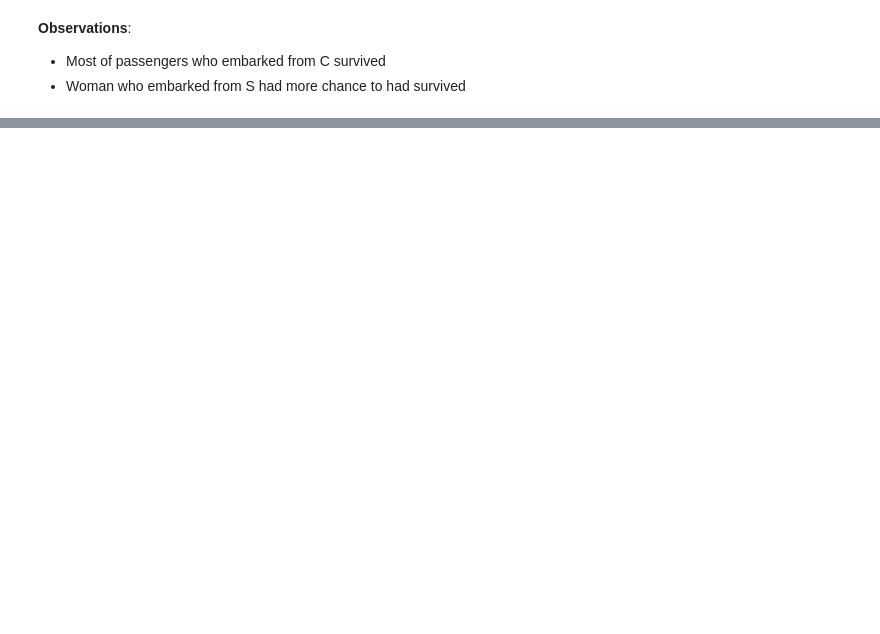
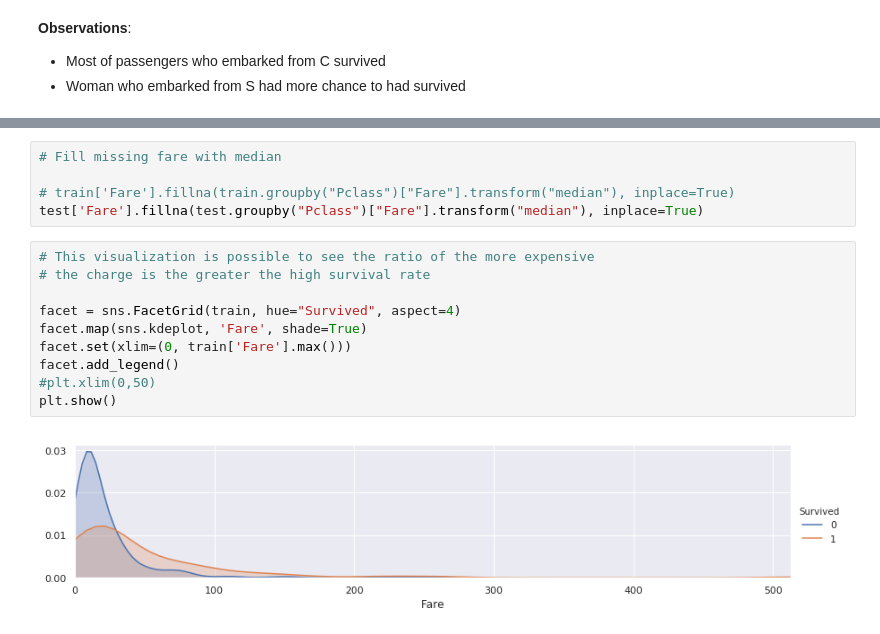
Before and after one commit to naiieandrade/titanic, a Jupyter notebook: titanic-solution.ipynb, the cells around one changed output, grey strips where cells are left out. Cells and saved outputs as stored; diff of their text form; blank space fills up the shorter version.

```diff
--- a/titanic-solution.ipynb
+++ b/titanic-solution.ipynb
@@ -347,0 +611,17 @@ grid.add_legend()
+# %%
+# Fill missing fare with median
+
+# train['Fare'].fillna(train.groupby("Pclass")["Fare"].transform("median"), inplace=True)
+test['Fare'].fillna(test.groupby("Pclass")["Fare"].transform("median"), inplace=True)
+# %%
+# This visualization is possible to see the ratio of the more expensive
+# the charge is the greater the high survival rate
+
+facet = sns.FacetGrid(train, hue="Survived", aspect=4)
+facet.map(sns.kdeplot, 'Fare', shade=True)
+facet.set(xlim=(0, train['Fare'].max()))
+facet.add_legend()
+#plt.xlim(0,50)
+plt.show()
+# %% [output]
+[figure, added]
```
Also changed, not shown: parts of 28 cells of this notebook.
